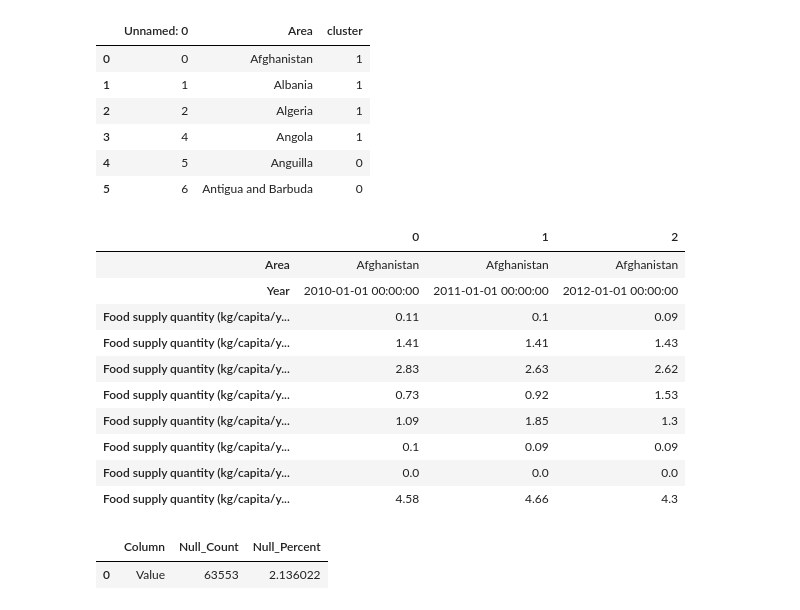
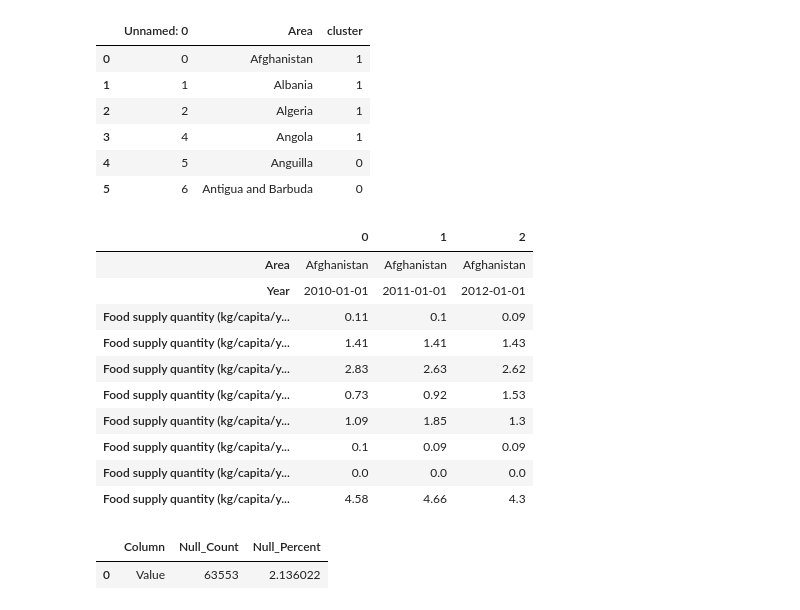
Before and after one commit to RgomezRo/capstone, a Jupyter notebook: Time series.ipynb, the cells around one changed output. Drawn from its saved outputs; the diff is of its cells as text; code cells hidden in the pictures.

```diff
--- a/Time series.ipynb
+++ b/Time series.ipynb
@@ -74,21 +65,26 @@ import json
 # %% [markdown]
 # Data Loading
 # %%
-
+import requests
+import os
 def read_FAO(fileName):
-	import requests
-	file_url = "https://fenixservices.fao.org/faostat/static/bulkdownloads/"+fileName+".zip"
-
-	r = requests.get(file_url, stream = True)
-
-	with open("temporalFile.zip", "wb") as file:
-		for block in r.iter_content(chunk_size = 1024):
-			if block:
-				file.write(block)
-
-	!unzip temporalFile.zip
 
 	Database = fileName + ".csv"
+
+	if(os.path.isfile(Database)!=True):
+
+		file_url = "https://fenixservices.fao.org/faostat/static/bulkdownloads/"+fileName+".zip"
+
+		r = requests.get(file_url, stream = True)
+
+		with open("temporalFile.zip", "wb") as file:
+			for block in r.iter_content(chunk_size = 1024):
+				if block:
+					file.write(block)
+
+		!unzip temporalFile.zip
+
+
 	df = pd.read_csv(Database, encoding = "ISO-8859-1")
 
 	return df
@@ -155,7 +138,7 @@ Mounted at /content/drive
 ### lectura generada por pere
 df_cluster_paises = pd.read_csv("/content/drive/MyDrive/01. Data science/00. Proyecto Capstone/Cluster_Paises.csv", encoding = "ISO-8859-1")
 # %%
-def show_gaps_data(df_input):
+def show_gaps_data(df_input,):
   # create a smaller df
 
   df_input["MeasuredItem"]= df_input["Item"] + "-"+ df_input["Element"]
@@ -333,7 +316,7 @@ def my_interp(x):
       else:
         return x.ffill().bfill()
 # %%
-def generate_columns_for_dataset(old_df, columns_to_transpose,columns_to_transpose_by,column_with_value,pathToGenerateConfigFile):
+def generate_columns_for_dataset(old_df, columns_to_transpose,columns_to_transpose_by,column_with_value,pathToGenerateConfigFile,auto_run = False):
   filtering_list = []
   df_filtered = old_df
   continue_with_old_config = "N"
@@ -341,11 +324,12 @@ def generate_columns_for_dataset(old_df, columns_to_transpose,columns_to_transpo
 
 
   if(os.path.isfile(pathToGenerateConfigFile)):
-    continue_with_old_config = input("\r\nYa existe un archivo con este nombre y esta ruta, pulse [Y] si desea recuperarlo:\r\n "   )
+    if(auto_run):
+      continue_with_old_config = "Y"
+    else:
+      continue_with_old_config = input("\r\nYa existe un archivo con este nombre y esta ruta, pulse [Y] si desea recuperarlo:\r\n "   )
 
-
-
-  if(continue_with_old_config=="Y"):
+  if(continue_with_old_config=="Y" ):
     with open(pathToGenerateConfigFile, "r") as read_file:
 
       df_to_return = pd.read_csv(pathToGenerateConfigFile, encoding = "ISO-8859-1")
@@ -445,16 +429,16 @@ def generate_columns_for_dataset(old_df, columns_to_transpose,columns_to_transpo
 # %%
 path ="/content/drive/MyDrive/01. Data science/00. Proyecto Capstone/transposicion_food.csv"
 
 ### if you dont have the file the order of input is
 ###    -   n for the question
 ###    -   [6] for selection of Element -- Food supply quantity (kg/capita/yr)
 ###    -   [1] [ALL ITEMS] for selection of Items
 
-feature_foods = generate_columns_for_dataset(df_food_balances,["Element","Item"],["Area","Year"],"Value",path)
+feature_foods = generate_columns_for_dataset(df_food_balances,["Element","Item"],["Area","Year"],"Value",path,AUTORUNTHISWONDERFULLPROGRAM)
 # %% [output]
 |  | 0 | 1 | 2 |
 | Area | Afghanistan | Afghanistan | Afghanistan |
-| Year | 2010-01-01 00:00:00 | 2011-01-01 00:00:00 | 2012-01-01 00:00:00 |
+| Year | 2010-01-01 | 2011-01-01 | 2012-01-01 |
 | Food supply quantity (kg/capita/y... | 0.11 | 0.1 | 0.09 |
 | Food supply quantity (kg/capita/y... | 1.41 | 1.41 | 1.43 |
 | Food supply quantity (kg/capita/y... | 2.83 | 2.63 | 2.62 |
```
Also changed, not shown: parts of 35 cells of this notebook.
